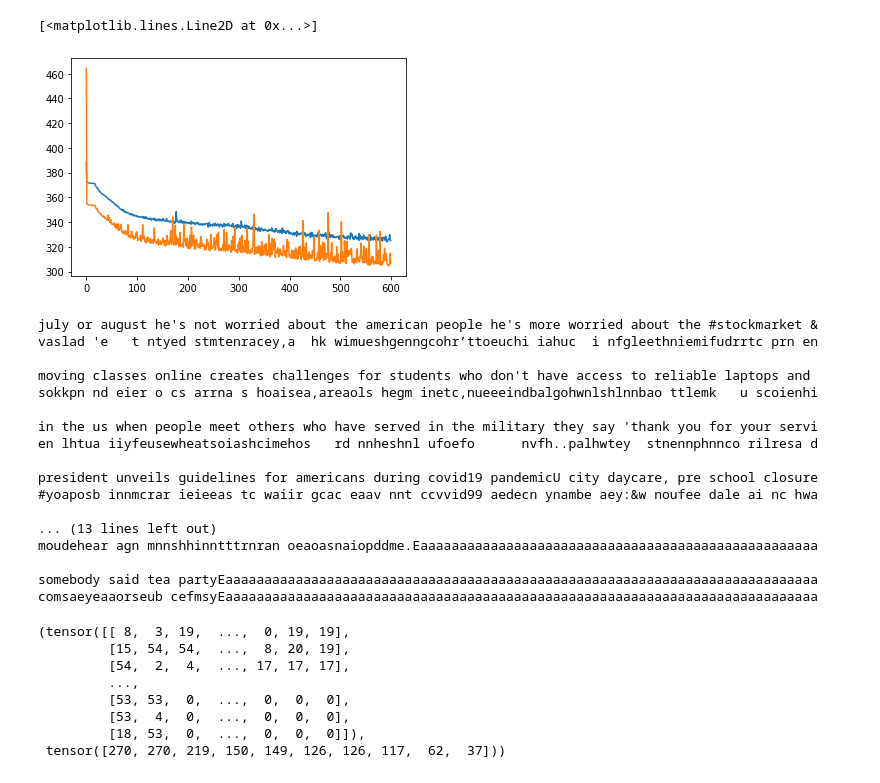
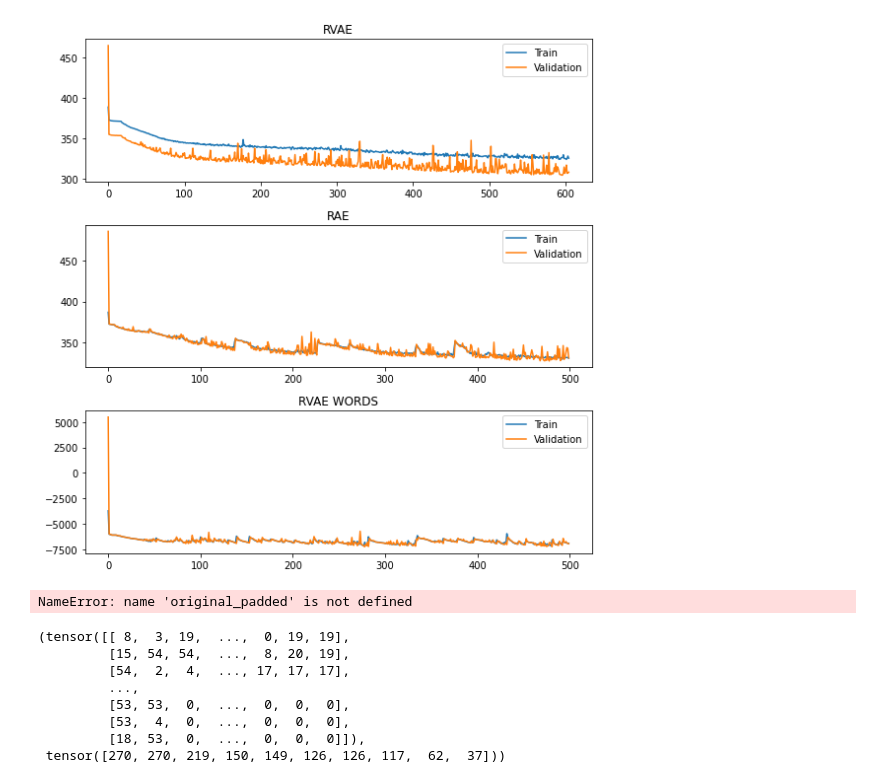
Before and after one commit to MikkelGroenning/deep_learning_project_with_corti, a Jupyter notebook: notebooks/soren/vae.ipynb, the cells around one changed output. Drawn from its saved outputs; the diff is of its cells as text; code cells hidden in the pictures.

```diff
--- a/notebooks/soren/vae.ipynb
+++ b/notebooks/soren/vae.ipynb
@@ -21,7 +9,0 @@ output = model(x)
-# %%
-import matplotlib.pyplot as plt
-plt.plot(get_checkpoint("RecurrentVariationalAutoencoder")['training_loss'])
-plt.plot(get_checkpoint("RecurrentVariationalAutoencoder")['validation_loss'])
-# %% [output]
-[<matplotlib.lines.Line2D at 0x...>]
-[figure, removed]
@@ -33,26 +10,29 @@ original_padded, _ = pad_packed_sequence(x)
+# %%
+rvae, rvae_tinfo = get_trained_model(RecurrentVariationalAutoencoder, training_info=True)
+rvaew, rvaew_tinfo = get_trained_model(RVAEWords, training_info=True)
+rae, rae_tinfo = get_trained_model(RecurrentAutoencoder, training_info=True)
+# %%
+fig, _ = plt.subplots(3,1, figsize = (8,8))
+
+for ax, tinfo, name in zip(fig.axes, [rvae_tinfo, rae_tinfo, rvaew_tinfo], ['RVAE', 'RAE', "RVAE WORDS"]):
+
+    plt.sca(ax)
+    plt.title(name)
+    plt.plot(tinfo['training_loss'], label = "Train")
+    plt.plot(tinfo['validation_loss'], label = "Validation")
+
+    plt.legend()
+
+plt.tight_layout()
+# %% [output]
+[figure, added]
 # %%
 for original, output in zip(original_padded.transpose(1,0), x_rec_padded.transpose(1, 0)):
-    print("".join([alphabet[i] for i in original][:100]))
-    print("".join([alphabet[i] for i in output][:100]))
+    print("Original: " + "".join([alphabet[i] for i in original][:100]))
+    print(".   RVAE: ".join([alphabet[i] for i in output][:100]))
     print("")
 # %% [output]
-july or august he's not worried about the american people he's more worried about the #stockmarket &
-vaslad 'e   t ntyed stmtenracey,a  hk wimueshgenngcohr’ttoeuchi iahuc  i nfgleethniemifudrrtc prn en
-
-moving classes online creates challenges for students who don't have access to reliable laptops and
-sokkpn nd eier o cs arrna s hoaisea,areaols hegm inetc,nueeeindbalgohwnlshlnnbao ttlemk   u scoienhi
-
-in the us when people meet others who have served in the military they say 'thank you for your servi
-en lhtua iiyfeusewheatsoiashcimehos   rd nnheshnl ufoefo      nvfh..palhwtey  stnennphnnco rilresa d
-
-president unveils guidelines for americans during covid19 pandemicU city daycare, pre school closure
-#yoaposb innmcrar ieieeas tc waiir gcac eaav nnt ccvvid99 aedecn ynambe aey:&w noufee dale ai nc hwa
-
-... (13 lines left out)
-moudehear agn mnnshhinntttrnran oeaoasnaiopddme.Eaaaaaaaaaaaaaaaaaaaaaaaaaaaaaaaaaaaaaaaaaaaaaaaaaaa
-
-somebody said tea partyEaaaaaaaaaaaaaaaaaaaaaaaaaaaaaaaaaaaaaaaaaaaaaaaaaaaaaaaaaaaaaaaaaaaaaaaaaaaa
-comsaeyeaaorseub cefmsyEaaaaaaaaaaaaaaaaaaaaaaaaaaaaaaaaaaaaaaaaaaaaaaaaaaaaaaaaaaaaaaaaaaaaaaaaaaaa
+NameError: name 'original_padded' is not defined
 # %%
 x_rec_padded
 # %% [output]
```
Also changed, not shown: parts of 4 cells of this notebook.
